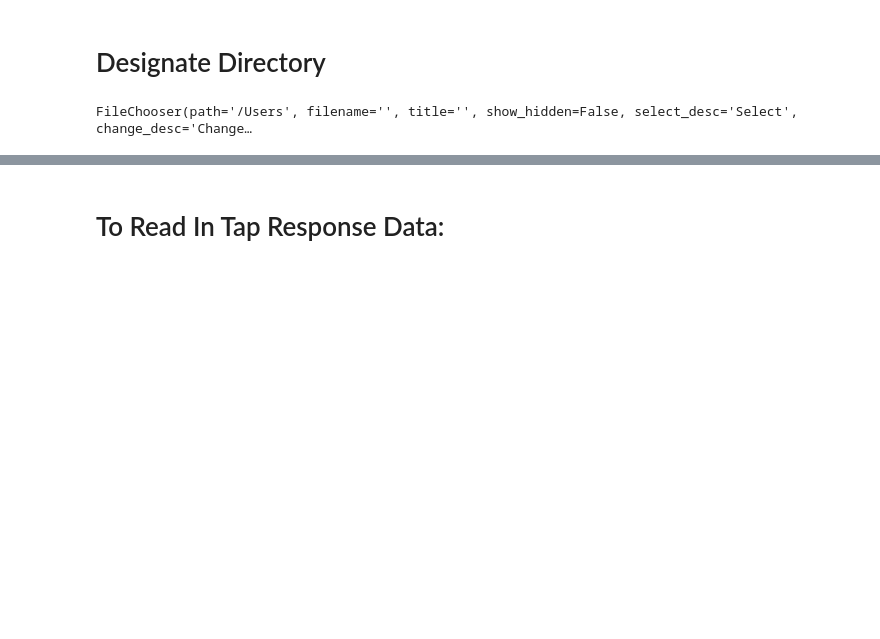
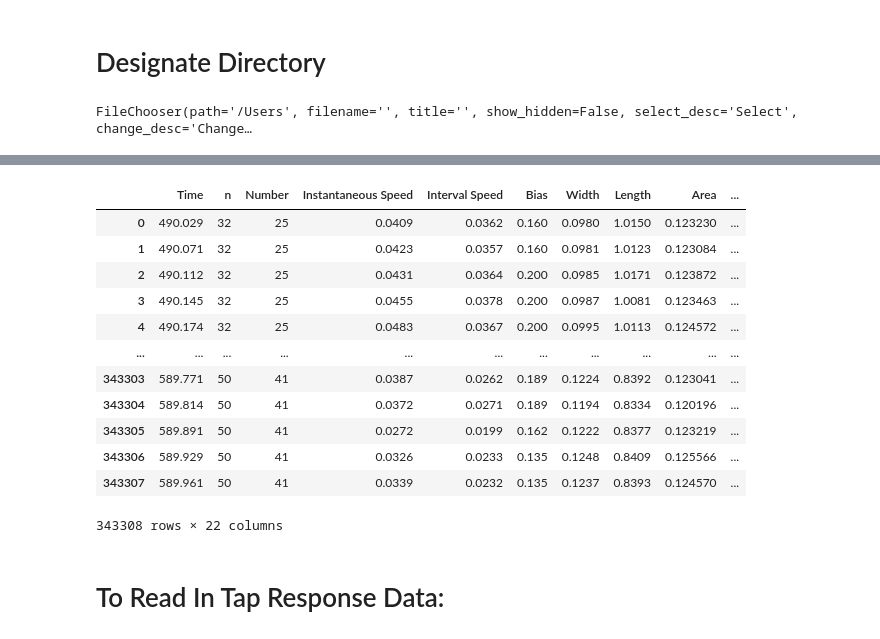
Before and after one commit to JosephLiangUBC/Joseph-Jupyter-Notebooks, a Jupyter notebook: TAP-Heatmap-Scripts.ipynb, the cells around one changed output, grey strips where cells are left out. Saved outputs shown, nothing was run; the diff lists cells and outputs as text; code cells hidden in the pictures; blank space fills up the shorter version.

```diff
--- a/TAP-Heatmap-Scripts.ipynb
+++ b/TAP-Heatmap-Scripts.ipynb
@@ -36,3 +53,20 @@ folder_path=chooser.selected_path
+# %%
+PD_baseline = pd.read_csv(chooser.selected).drop(columns=['Unnamed: 0','index'])
+PD_baseline
+# %% [output]
+|  | Time | n | Number | Instantaneous Speed | Interval Speed | Bias | Width | Length | Area | ... |
+| 0 | 490.029 | 32 | 25 | 0.0409 | 0.0362 | 0.160 | 0.0980 | 1.0150 | 0.123230 | ... |
+| 1 | 490.071 | 32 | 25 | 0.0423 | 0.0357 | 0.160 | 0.0981 | 1.0123 | 0.123084 | ... |
+| 2 | 490.112 | 32 | 25 | 0.0431 | 0.0364 | 0.200 | 0.0985 | 1.0171 | 0.123872 | ... |
+| 3 | 490.145 | 32 | 25 | 0.0455 | 0.0378 | 0.200 | 0.0987 | 1.0081 | 0.123463 | ... |
+| 4 | 490.174 | 32 | 25 | 0.0483 | 0.0367 | 0.200 | 0.0995 | 1.0113 | 0.124572 | ... |
+| ... | ... | ... | ... | ... | ... | ... | ... | ... | ... | ... |
+| 343303 | 589.771 | 50 | 41 | 0.0387 | 0.0262 | 0.189 | 0.1224 | 0.8392 | 0.123041 | ... |
+| 343304 | 589.814 | 50 | 41 | 0.0372 | 0.0271 | 0.189 | 0.1194 | 0.8334 | 0.120196 | ... |
+| 343305 | 589.891 | 50 | 41 | 0.0272 | 0.0199 | 0.162 | 0.1222 | 0.8377 | 0.123219 | ... |
+| 343306 | 589.929 | 50 | 41 | 0.0326 | 0.0233 | 0.135 | 0.1248 | 0.8409 | 0.125566 | ... |
+| 343307 | 589.961 | 50 | 41 | 0.0339 | 0.0232 | 0.135 | 0.1237 | 0.8393 | 0.124570 | ... |
+343308 rows × 22 columns
 # %% [markdown]
 # To Read In Tap Response Data:
 # %% [markdown]
```
Also changed, not shown: parts of 10 cells of this notebook, 10 other files.
